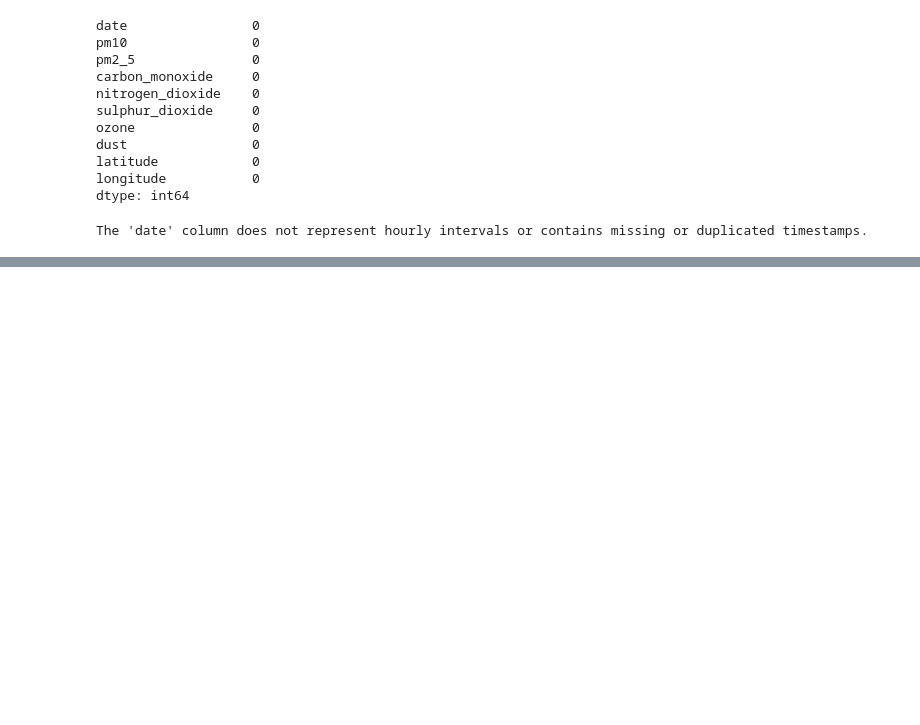
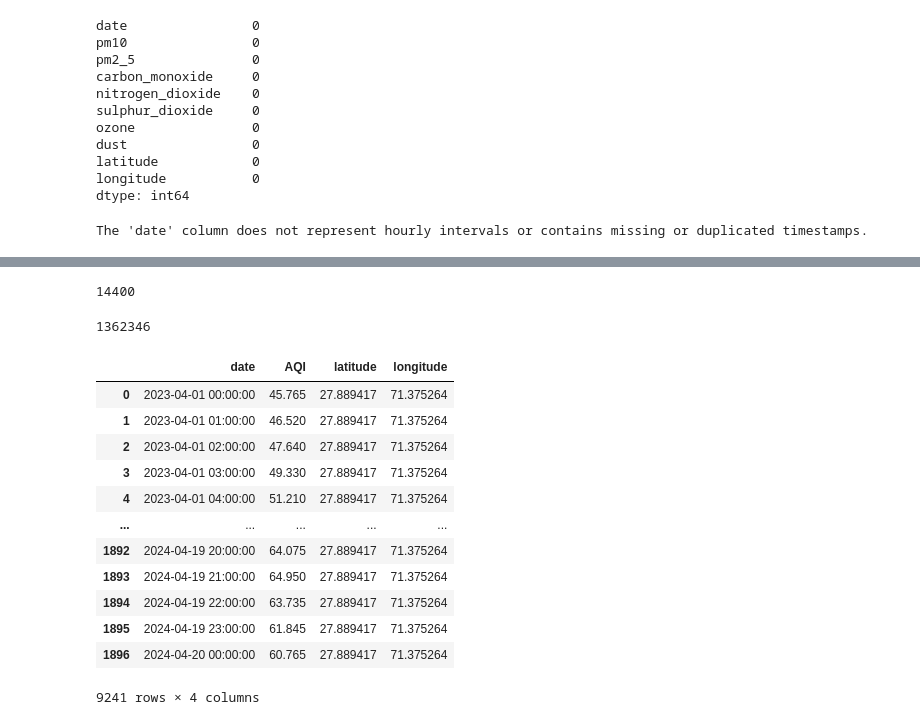
Before and after one commit to timothyafolami/Punjabaoi-Air-Quality-Prediction, a Jupyter notebook: notebook.ipynb, the cells around one changed output, grey strips where cells are left out. Drawn from its saved outputs; the diff is of its cells as text; code cells hidden in the pictures; blank space fills up the shorter version.

```diff
--- a/notebook.ipynb
+++ b/notebook.ipynb
@@ -771,0 +844,3 @@ The 'date' column does not represent hourly intervals or contains missing or dup
+# %%
+new_data = data_1[['date', 'AQI', 'latitude', 'longitude']]
+new_data.head()
@@ -771,0 +857,25 @@ The 'date' column does not represent hourly intervals or contains missing or dup
+# %%
+600*24
+# %% [output]
+14400
+# %%
+new_data['date'].duplicated().sum()
+# %% [output]
+1362346
+# %%
+clean = new_data.drop_duplicates(subset='date', keep='first')
+clean
+# %% [output]
+|  | date | AQI | latitude | longitude |
+| 0 | 2023-04-01 00:00:00 | 45.765 | 27.889417 | 71.375264 |
+| 1 | 2023-04-01 01:00:00 | 46.520 | 27.889417 | 71.375264 |
+| 2 | 2023-04-01 02:00:00 | 47.640 | 27.889417 | 71.375264 |
+| 3 | 2023-04-01 03:00:00 | 49.330 | 27.889417 | 71.375264 |
+| 4 | 2023-04-01 04:00:00 | 51.210 | 27.889417 | 71.375264 |
+| ... | ... | ... | ... | ... |
+| 1892 | 2024-04-19 20:00:00 | 64.075 | 27.889417 | 71.375264 |
+| 1893 | 2024-04-19 21:00:00 | 64.950 | 27.889417 | 71.375264 |
+| 1894 | 2024-04-19 22:00:00 | 63.735 | 27.889417 | 71.375264 |
+| 1895 | 2024-04-19 23:00:00 | 61.845 | 27.889417 | 71.375264 |
+| 1896 | 2024-04-20 00:00:00 | 60.765 | 27.889417 | 71.375264 |
+9241 rows × 4 columns
```
Also changed, not shown: parts of 12 cells of this notebook, 5 other files.
